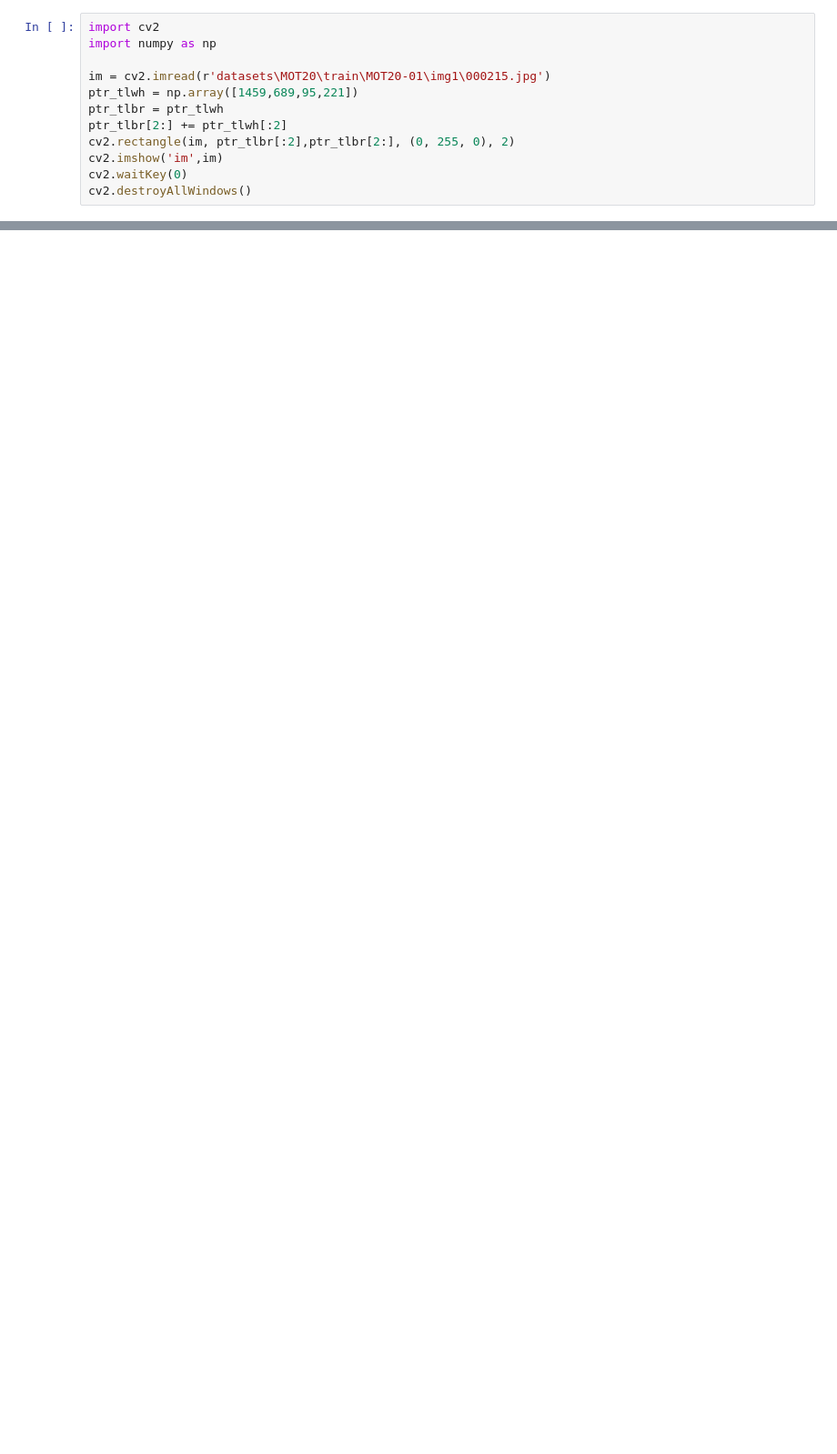
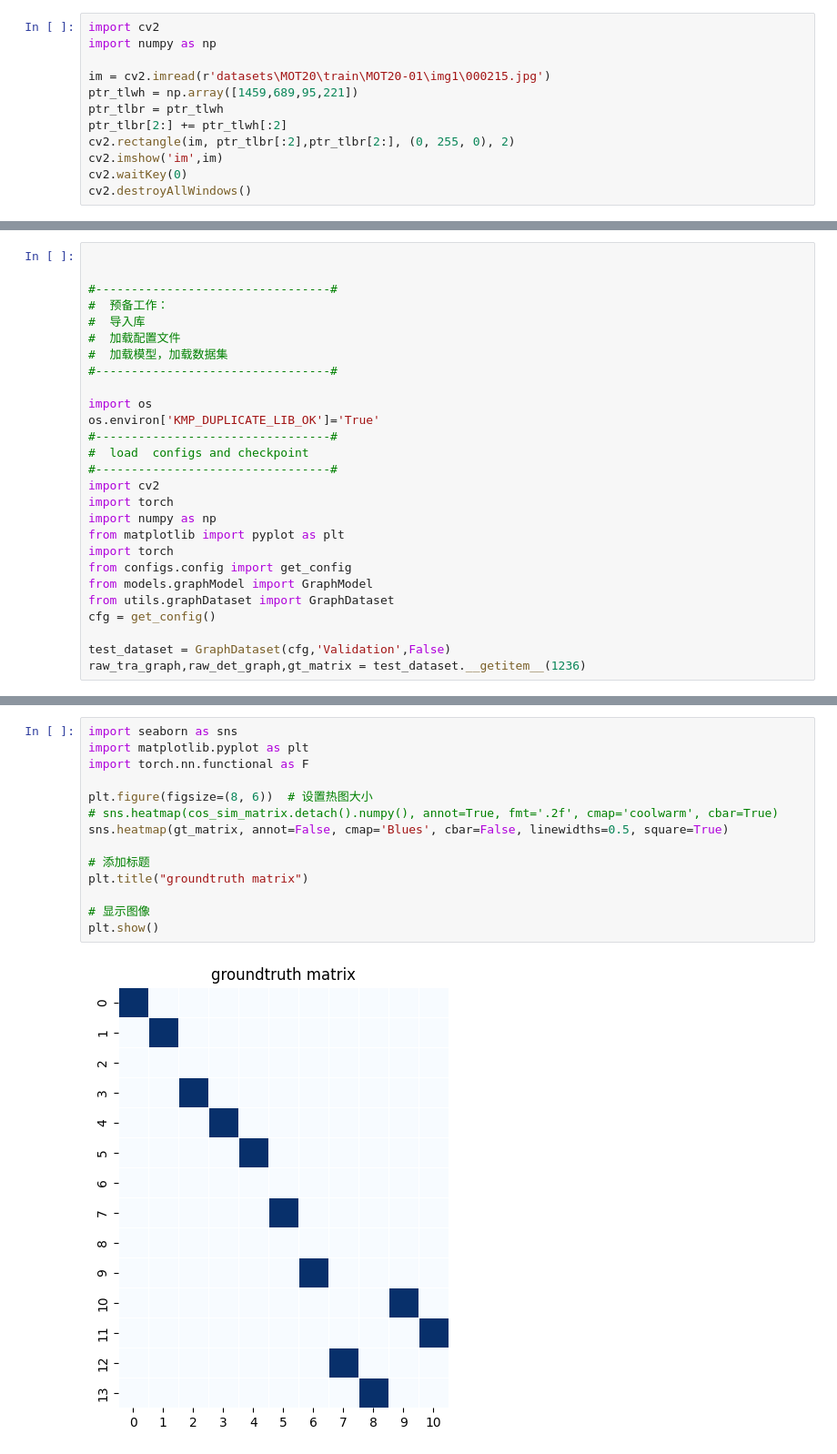
Before and after one commit to Kiumb1223/MyTrainer-Kiumb, a Jupyter notebook: visualize.ipynb, the cells around one changed output, grey strips where cells are left out. Shown at 91% size. Cells and saved outputs as stored; diff of their text form; blank space fills up the shorter version.

```diff
--- a/visualize.ipynb
+++ b/visualize.ipynb
@@ -2080,0 +1896,27 @@ graphconvLayer.fuse2conv.layers.9.weight torch.Size([192, 192, 1])
+# %%
+
+
+#---------------------------------#
+#  预备工作：
+#  导入库
+#  加载配置文件
+#  加载模型，加载数据集
+#---------------------------------#
+
+import os
+os.environ['KMP_DUPLICATE_LIB_OK']='True'
+#---------------------------------#
+#  load  configs and checkpoint
+#---------------------------------#
+import cv2
+import torch
+import numpy as np
+from matplotlib import pyplot as plt
+import torch
+from configs.config import get_config
+from models.graphModel import GraphModel
+from utils.graphDataset import GraphDataset
+cfg = get_config()
+
+test_dataset = GraphDataset(cfg,'Validation',False)
+raw_tra_graph,raw_det_graph,gt_matrix = test_dataset.__getitem__(1236)
@@ -2080,0 +1956,16 @@ graphconvLayer.fuse2conv.layers.9.weight torch.Size([192, 192, 1])
+# %%
+import seaborn as sns
+import matplotlib.pyplot as plt
+import torch.nn.functional as F
+
+plt.figure(figsize=(8, 6))  # 设置热图大小
+# sns.heatmap(cos_sim_matrix.detach().numpy(), annot=True, fmt='.2f', cmap='coolwarm', cbar=True)
+sns.heatmap(gt_matrix, annot=False, cmap='Blues', cbar=False, linewidths=0.5, square=True)
+
+# 添加标题
+plt.title("groundtruth matrix")
+
+# 显示图像
+plt.show()
+# %% [output]
+[figure, added]
```
Also changed, not shown: parts of 92 cells of this notebook, 15 other files.
